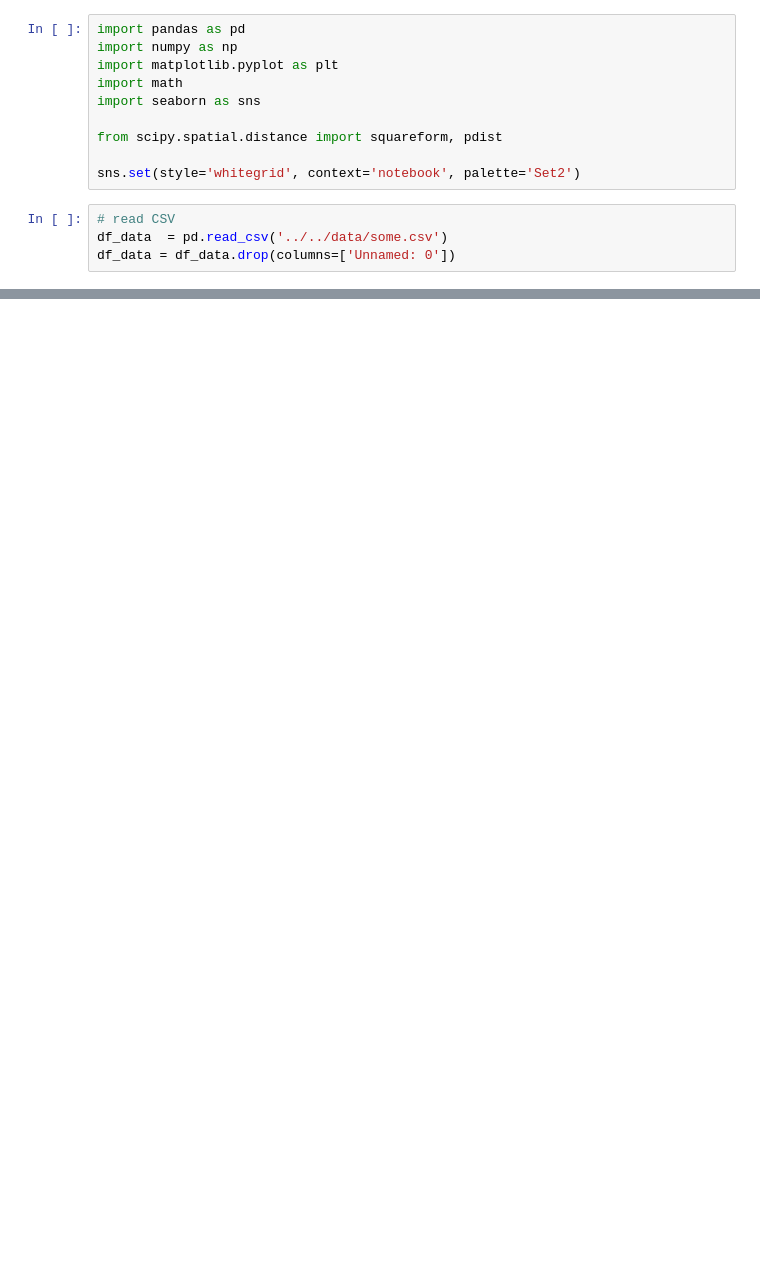
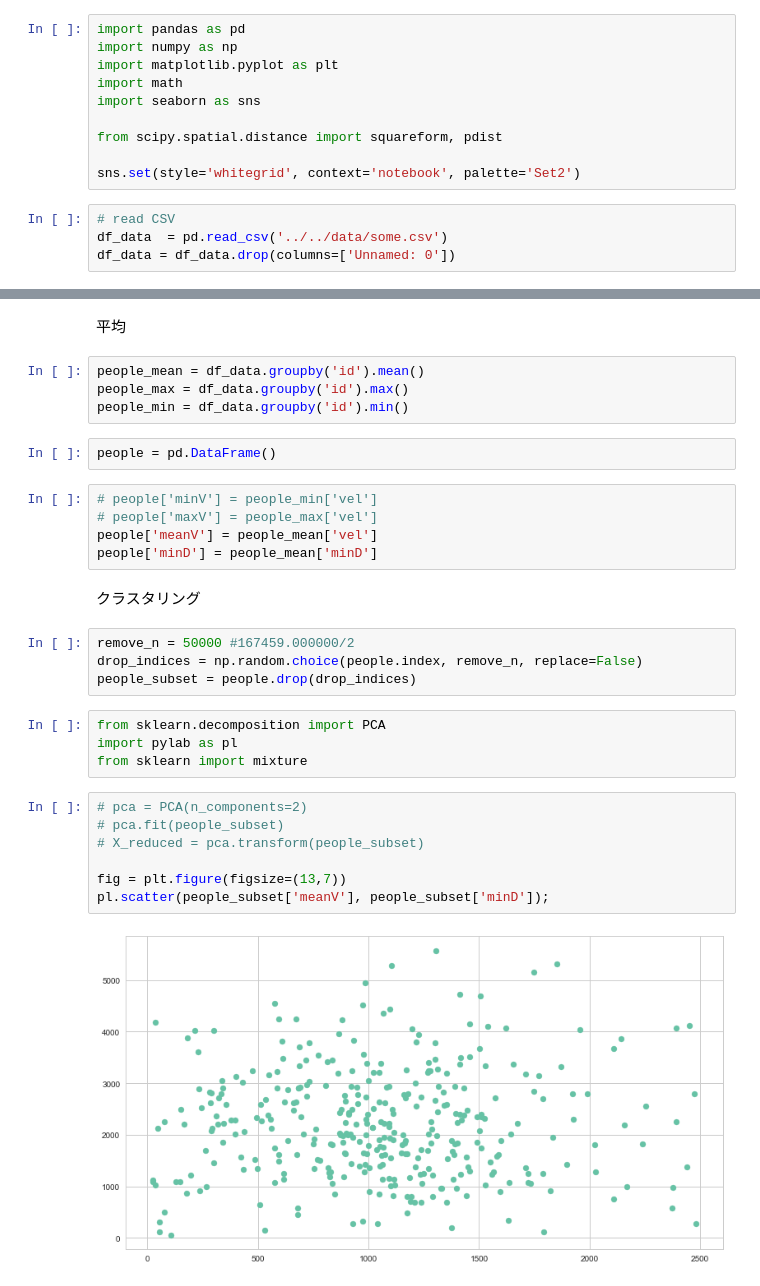
Before and after one commit to sorashido/humanTracking, a Jupyter notebook: modeling/analyzing/sample.ipynb, the cells around one changed output, grey strips where cells are left out. Cells and saved outputs as stored; diff of their text form; blank space fills up the shorter version.

```diff
--- a/modeling/analyzing/sample.ipynb
+++ b/modeling/analyzing/sample.ipynb
@@ -41,0 +65,32 @@ df_dataset.head()
+# %% [markdown]
+平均
+# %%
+people_mean = df_data.groupby('id').mean()
+people_max = df_data.groupby('id').max()
+people_min = df_data.groupby('id').min()
+# %%
+people = pd.DataFrame()
+# %%
+# people['minV'] = people_min['vel']
+# people['maxV'] = people_max['vel']
+people['meanV'] = people_mean['vel']
+people['minD'] = people_mean['minD']
+# %% [markdown]
+クラスタリング
+# %%
+remove_n = 50000 #167459.000000/2
+drop_indices = np.random.choice(people.index, remove_n, replace=False)
+people_subset = people.drop(drop_indices)
+# %%
+from sklearn.decomposition import PCA
+import pylab as pl
+from sklearn import mixture
+# %%
+# pca = PCA(n_components=2)
+# pca.fit(people_subset)
+# X_reduced = pca.transform(people_subset)
+
+fig = plt.figure(figsize=(13,7))
+pl.scatter(people_subset['meanV'], people_subset['minD']);
+# %% [output]
+[figure, added]
```
Also changed, not shown: parts of 10 cells of this notebook, 1 other file.
